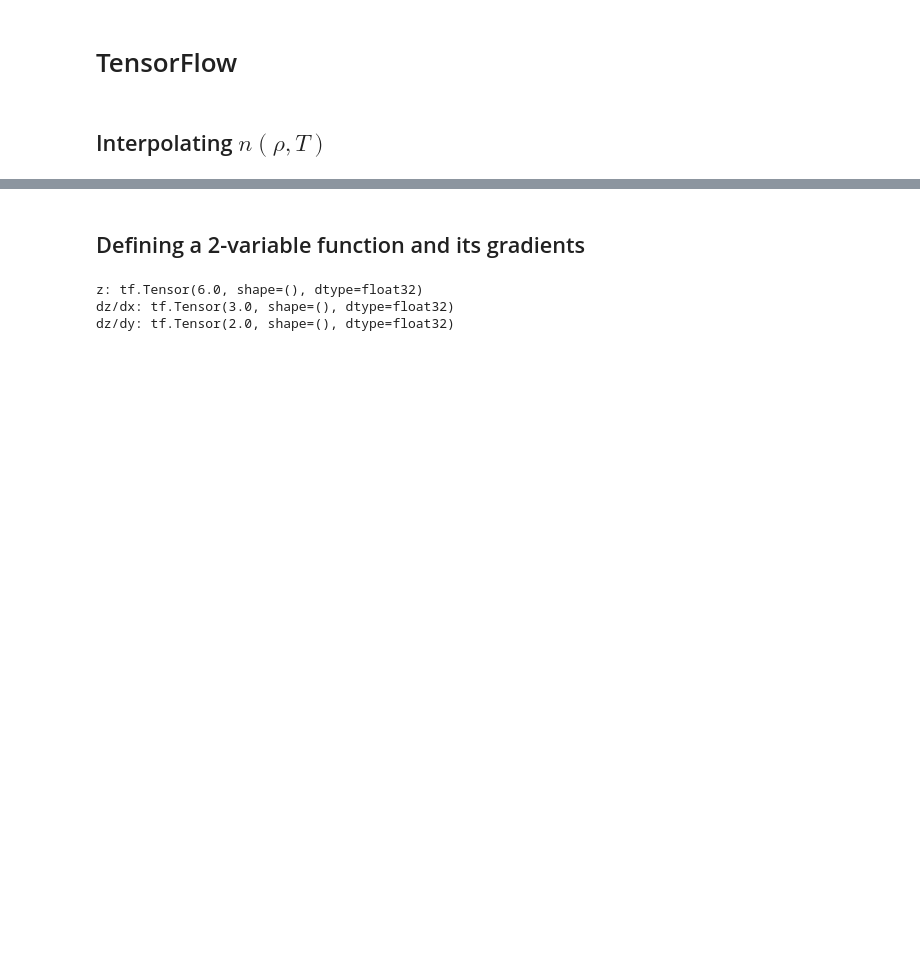
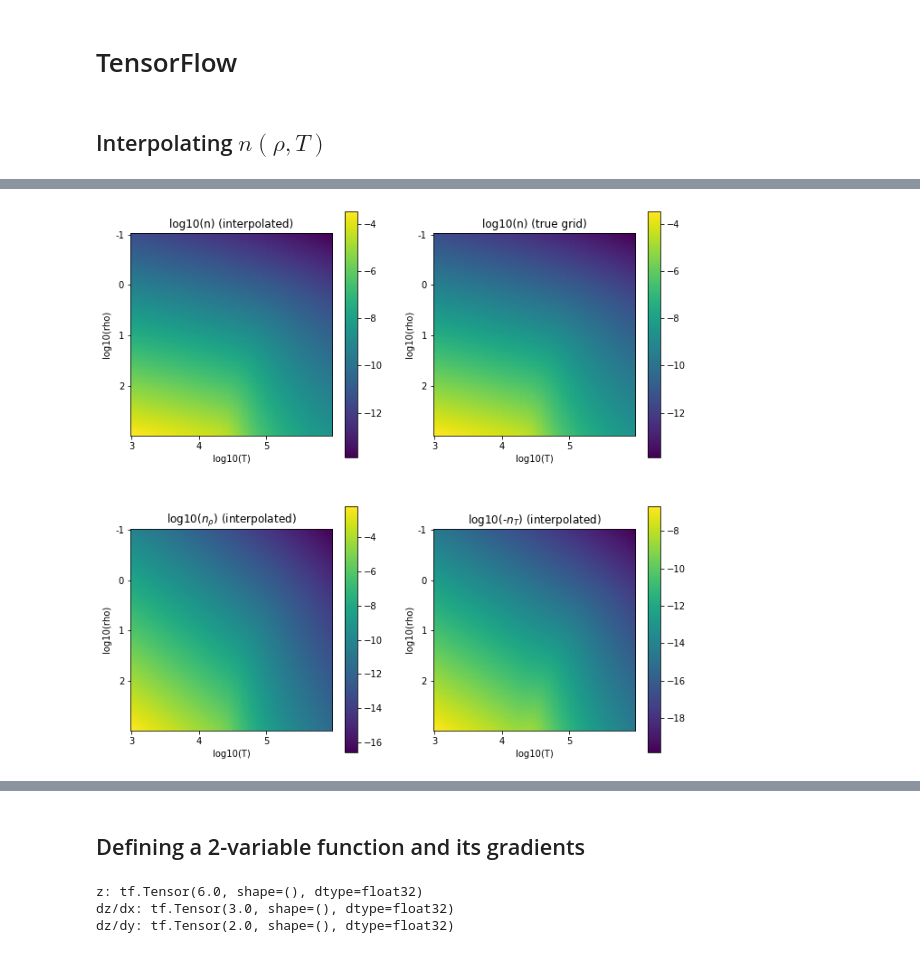
Before and after one commit to Jupiter1994/lya-tf, a Jupyter notebook: lya_fields/test_notebook.ipynb, the cells around one changed output, grey strips where cells are left out. Drawn from its saved outputs; the diff is of its cells as text; code cells hidden in the pictures; blank space fills up the shorter version.

Commit message:
added interpolation to lya_fields.set_nhi()

```diff
--- a/lya_fields/test_notebook.ipynb
+++ b/lya_fields/test_notebook.ipynb
@@ -32,2 +56,11 @@ EOS duration: 0.33925390243530273
 # %%
-f = interp.interp2d(rhob, temp, nhi)
+# interpolated function n(rho, T)
+deg = 3 # degree of spline; default is 3
+f_log10 = interp.RectBivariateSpline(log10_rho, log10_t, nhi, kx=deg, ky=deg)
+
+# the interpolated partial derivatives n_[log(rho)] and n_[log(T)]
+f_r_grid = f_log10(log10_rho, log10_t, dx=1, dy=0)
+f_r_log10 = interp.interp2d(log10_rho, log10_t, f_r_grid)
+
+f_t_grid = f_log10(log10_rho, log10_t, dx=0, dy=1)
+f_t_log10 = interp.interp2d(log10_rho, log10_t, f_t_grid)
@@ -80,0 +84,8 @@ dn/drho: tf.Tensor(0.0, shape=(), dtype=float64)
+# %%
+# define the partial derivatives n_rho and n_T
+# (here, we assume log_rho and log_t are the data point coordinates)
+def f_rho(log_rho, log_t):
+    return f_r_log10(log_rho, log_t) / 10**log_rho / np.log(10)
+
+def f_t(log_rho, log_t):
+    return f_t_log10(log_rho, log_t) / 10**log_t / np.log(10)
@@ -80,0 +136,69 @@ dn/drho: tf.Tensor(0.0, shape=(), dtype=float64)
+# %%
+fig, axes = plt.subplots(2, 2, figsize=(11,11))
+
+## interpolated function
+im1 = axes[0,0].imshow(np.log10(f_log10(log10_rho, log10_t, grid=True)))
+axes[0,0].set_title("log10(n) (interpolated)")
+fig.colorbar(im1, ax=axes[0,0])
+
+axes[0,0].set_ylabel('log10(rho)')
+axes[0,0].set_yticks([0, length/4, length/2, length * 3/4])
+axes[0,0].set_yticklabels([-1,0,1,2])
+
+axes[0,0].set_xlabel('log10(T)')
+axes[0,0].set_xticks([0, length/3, length * 2/3])
+axes[0,0].set_xticklabels([3,4,5])
+
+## true n_HI grid
+im2 = axes[0,1].imshow(np.log10(nhi))
+axes[0,1].set_title("log10(n) (true grid)")
+fig.colorbar(im2, ax=axes[0,1])
+
+axes[0,1].set_ylabel('log10(rho)')
+axes[0,1].set_yticks([0, length/4, length/2, length * 3/4])
+axes[0,1].set_yticklabels([-1,0,1,2])
+
+axes[0,1].set_xlabel('log10(T)')
+axes[0,1].set_xticks([0, length/3, length * 2/3])
+axes[0,1].set_xticklabels([3,4,5])
+
+## interpolated partial derivative n_rho
+
+# (un-comment this if gradient interpolations are done with RectBivariateSpline)
+# v = 1e-2
+# im3 = axes[1,0].imshow(f_rho(log10_rho, log10_t),
+#            vmin=-v, vmax=v, norm=mpl.colors.SymLogNorm(1e-11))
+# axes[1,0].set_title(r"$n_\rho$ (interpolated)")
+
+# cbar = fig.colorbar(im3, ax=axes[1,0])
+# cbar.set_ticks([-v, -1e-6, -1e-10, 0, 1e-10, 1e-6, v])
+# cbar.set_ticklabels([-v, -1e-6, -1e-10, 0, 1e-10, 1e-6, v])
+
+im3 = axes[1,0].imshow(np.log10(f_rho(log10_rho, log10_t)))
+axes[1,0].set_title(r"log10($n_\rho$) (interpolated)")
+fig.colorbar(im3, ax=axes[1,0])
+
+axes[1,0].set_ylabel('log10(rho)')
+axes[1,0].set_yticks([0, length/4, length/2, length * 3/4])
+axes[1,0].set_yticklabels([-1,0,1,2])
+
+axes[1,0].set_xlabel('log10(T)')
+axes[1,0].set_xticks([0, length/3, length * 2/3])
+axes[1,0].set_xticklabels([3,4,5])
+
+## interpolated partial derivative n_T
+im4 = axes[1,1].imshow(np.log10(-f_t(log10_rho, log10_t)))
+axes[1,1].set_title(r"log10(-$n_T$) (interpolated)")
+fig.colorbar(im4, ax=axes[1,1])
+
+axes[1,1].set_ylabel('log10(rho)')
+axes[1,1].set_yticks([0, length/4, length/2, length * 3/4])
+axes[1,1].set_yticklabels([-1,0,1,2])
+
+axes[1,1].set_xlabel('log10(T)')
+axes[1,1].set_xticks([0, length/3, length * 2/3])
+axes[1,1].set_xticklabels([3,4,5])
+
+plt.show()
+# %% [output]
+[figure, added]
```
Also changed, not shown: parts of 18 cells of this notebook, 3 other files.
